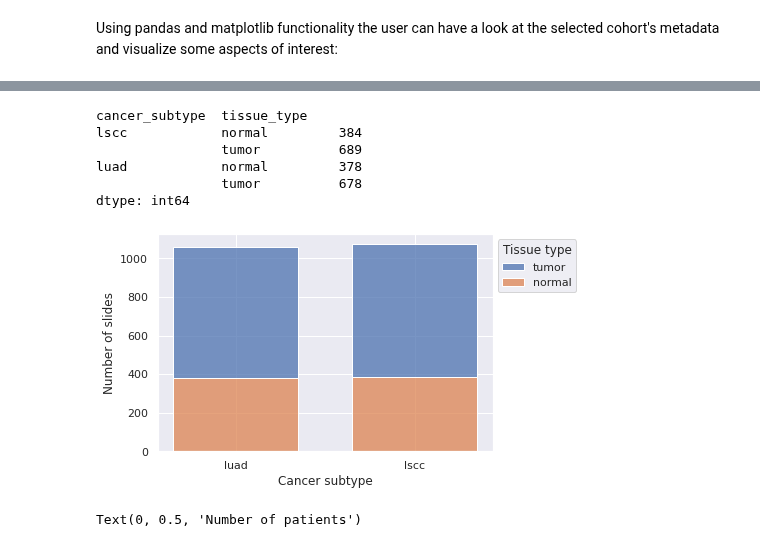
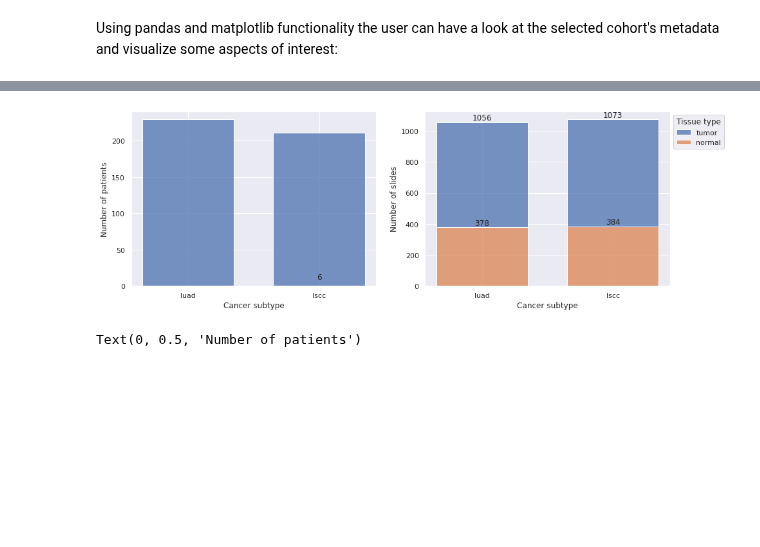
Before and after one commit to ImagingDataCommons/idc-pathomics-use-case-1, a Jupyter notebook: src/cptac-use-case.ipynb, the cells around one changed output, grey strips where cells are left out. Saved outputs shown, nothing was run; the diff lists cells and outputs as text; code cells hidden in the pictures; blank space fills up the shorter version.

```diff
--- a/src/cptac-use-case.ipynb
+++ b/src/cptac-use-case.ipynb
@@ -154,20 +152,25 @@ Total number of slides in this cohort:  2129
 # %%
+fig, (ax1, ax2) = plt.subplots(1, 2, figsize=(15, 5))
+
+# Distribution of patients
+patients = slides_metadata.drop_duplicates(subset=['patient_id'])
+sns.histplot(data=patients, x='cancer_subtype', ax=ax1, shrink=0.7)
+ax1.set_xlabel('Cancer subtype')
+ax1.set_ylabel('Number of patients')
+ax1.bar_label(ax.containers[0])
+
 # Displaying tissue type distribution
-print(slides_metadata.groupby(['cancer_subtype', 'tissue_type']).size())
-ax = sns.histplot(slides_metadata, x='cancer_subtype', hue='tissue_type', multiple='stack', shrink=0.7)
-ax.set_xlabel('Cancer subtype')
-ax.set_ylabel('Number of slides')
-legend = ax.get_legend()
+#print(slides_metadata.groupby(['cancer_subtype', 'tissue_type']).size())
+plot2 = sns.histplot(data=slides_metadata, x='cancer_subtype', hue='tissue_type', multiple='stack', ax=ax2, shrink=0.7)
+ax2.set_xlabel('Cancer subtype')
+ax2.set_ylabel('Number of slides')
+ax2.bar_label(plot2.containers[0])
+ax2.bar_label(plot2.containers[1])
+legend = plot2.get_legend()
 legend.set_title('Tissue type')
 legend.set_bbox_to_anchor((1, 1))
 # %% [output]
-cancer_subtype  tissue_type
-lscc            normal         384
-                tumor          689
-luad            normal         378
-                tumor          678
-dtype: int64
-[figure, old version]
+[figure, new version]
 # %%
 # How many slides per patient?
 slides_per_patient = slides_metadata.groupby(['patient_id']).size()
```
Also changed, not shown: parts of 5 cells of this notebook, 1 other file.
